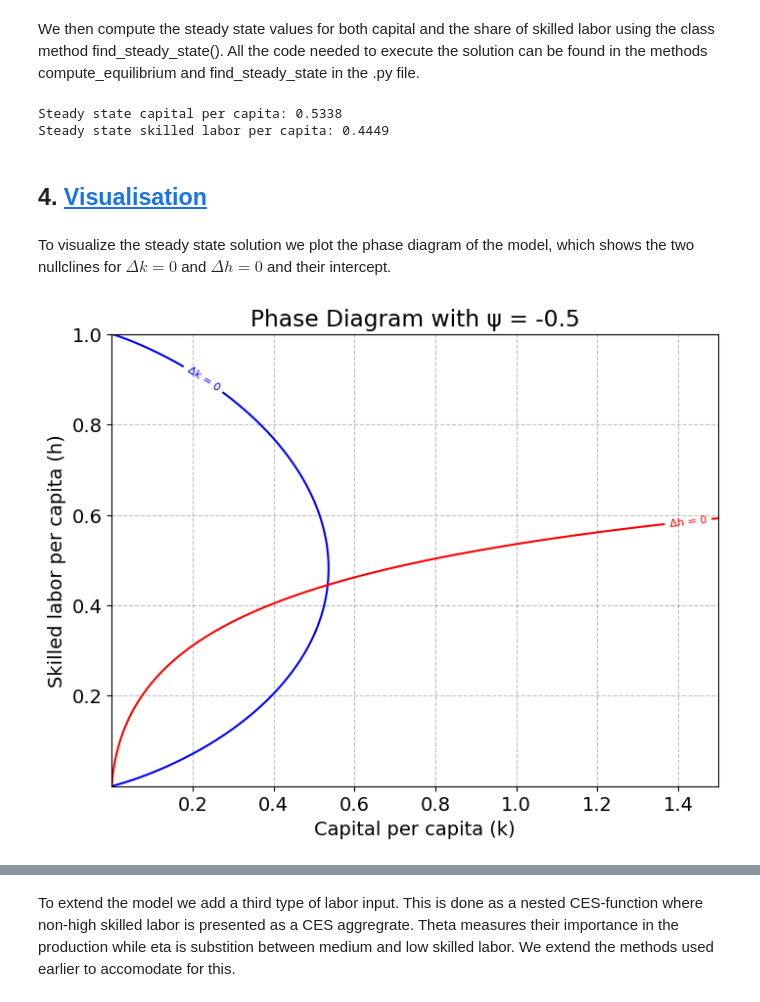
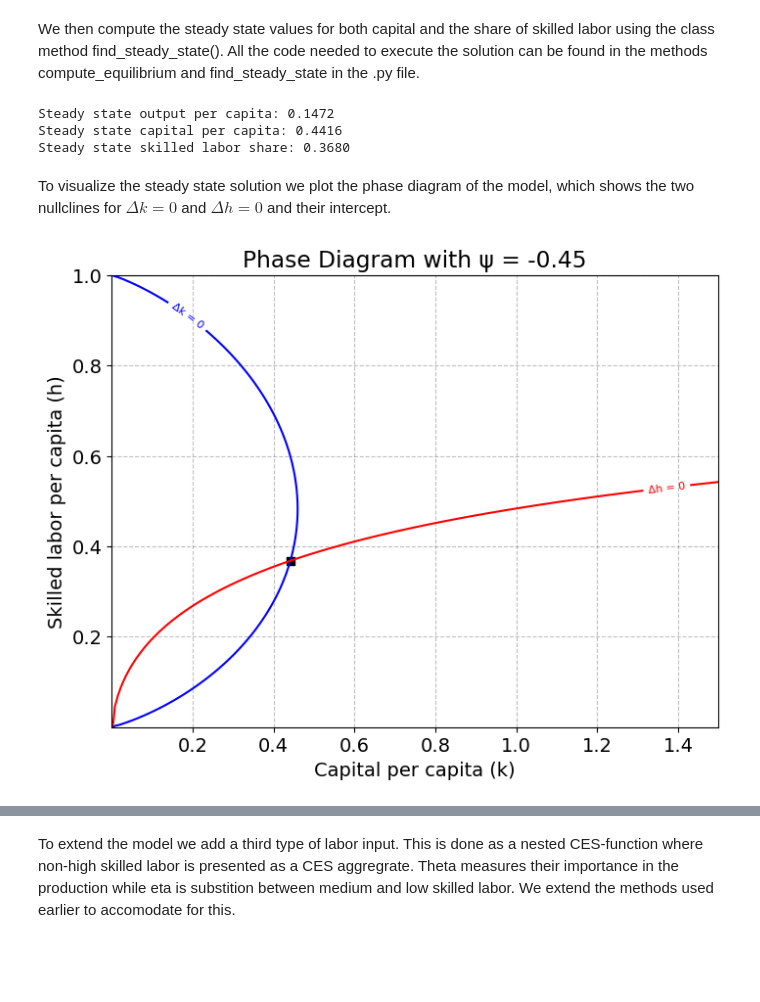
Before and after one commit to NumEconCopenhagen/projects-2024-flation, a Jupyter notebook: modelproject/Model.ipynb, the cells around one changed output, grey strips where cells are left out. Drawn from its saved outputs; the diff is of its cells as text; code cells hidden in the pictures; blank space fills up the shorter version.

```diff
--- a/modelproject/Model.ipynb
+++ b/modelproject/Model.ipynb
@@ -61,22 +57,22 @@ We then compute the steady state values for both capital and the share of skille
 # %%
 # Find and print steady states
 k_init, h_init = 0.5, 0.3 # Initial values of capital and skilled labor share
-k_ss, h_ss = model.find_steady_state(k_init, h_init, psi = -0.5)
+k_ss, h_ss, y_ss = model.find_steady_state(k_init, h_init, psi = -0.45)
 
+print(f'Steady state output per capita: {y_ss:.4f}')
 print(f'Steady state capital per capita: {k_ss:.4f}')
-print(f'Steady state skilled labor per capita: {h_ss:.4f}')
+print(f'Steady state skilled labor share: {h_ss:.4f}')
 # %% [output]
-Steady state capital per capita: 0.5338
-Steady state skilled labor per capita: 0.4449
+Steady state output per capita: 0.1472
+Steady state capital per capita: 0.4416
+Steady state skilled labor share: 0.3680
-# %% [markdown]
-## 4. <a id='toc1_'></a>[Visualisation](#toc0_)
 # %% [markdown]
 To visualize the steady state solution we plot the phase diagram of the model, which shows the two nullclines for $\Delta k = 0$ and $\Delta h = 0$ and their intercept.
 # %%
 # Ranges for plot
-k_range = np.linspace(1e-06, 1.5, 1000) ; h_range = np.linspace(1e-06, 1, 1000)
+k_range = np.linspace(1e-06, 1.5, 200) ; h_range = np.linspace(1e-06, 1, 200)
 
 # Function to model the phase diagram
-model.plot_phase_diagram(k_range, h_range, psi = -0.5)
+model.plot_phase_diagram(k_range, h_range, psi = -0.45)
 # %% [output]
-[figure, old version]
+[figure, new version]
```
Also changed, not shown: parts of 18 cells of this notebook, 7 other files.
